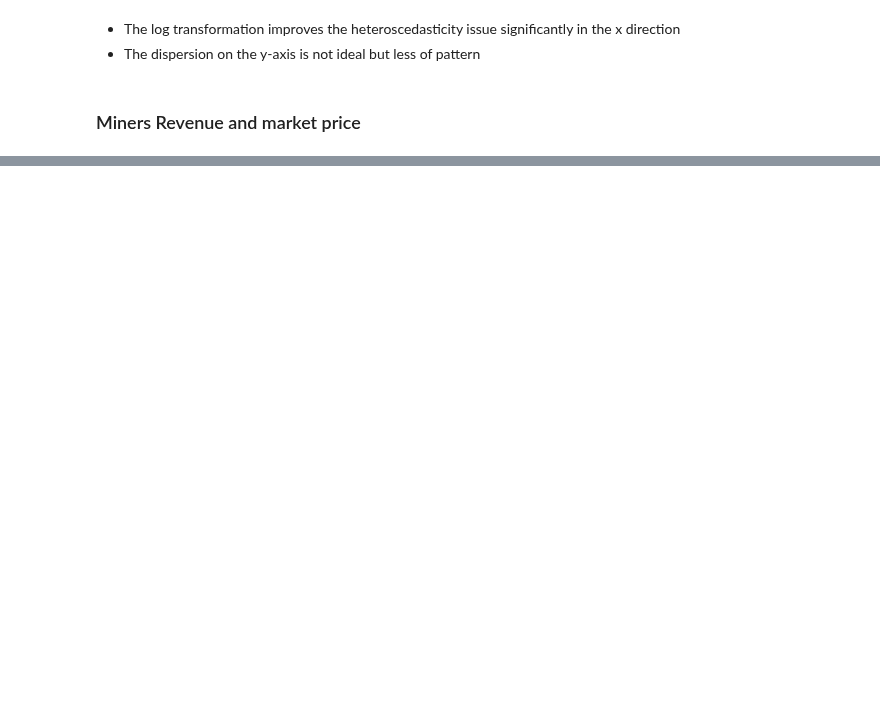
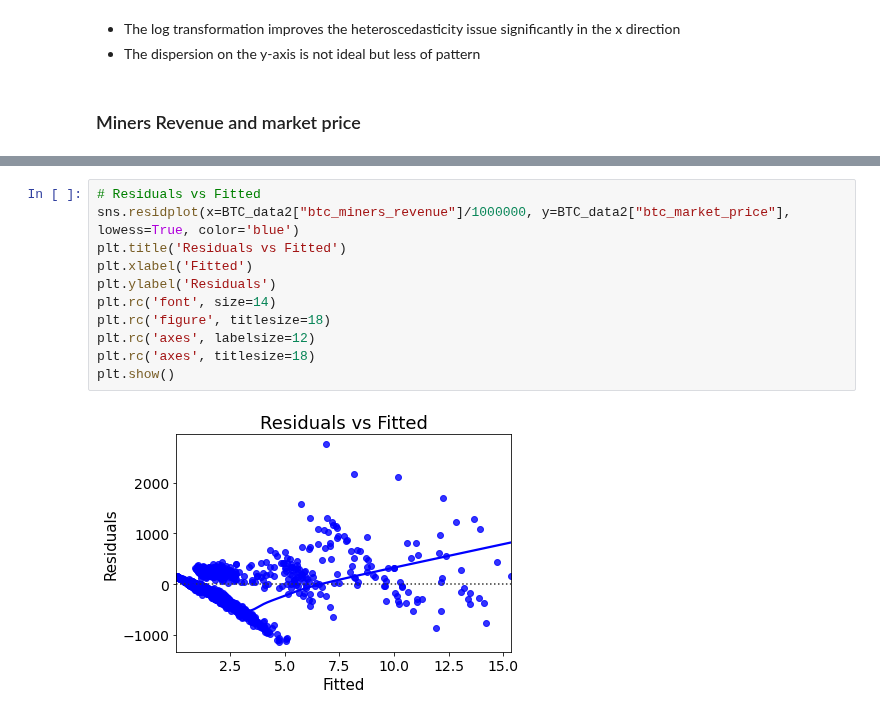
Before and after one commit to alvaroserrrano/BitcoinLinearRegression, a Jupyter notebook: bitcoin_linear_regression.ipynb, the cells around one changed output, grey strips where cells are left out. Saved outputs shown, nothing was run; the diff lists cells and outputs as text; blank space fills up the shorter version.

```diff
--- a/bitcoin_linear_regression.ipynb
+++ b/bitcoin_linear_regression.ipynb
@@ -354,0 +390,13 @@ plt.show()
+# %%
+# Residuals vs Fitted
+sns.residplot(x=BTC_data2["btc_miners_revenue"]/1000000, y=BTC_data2["btc_market_price"], lowess=True, color='blue')
+plt.title('Residuals vs Fitted')
+plt.xlabel('Fitted')
+plt.ylabel('Residuals')
+plt.rc('font', size=14)
+plt.rc('figure', titlesize=18)
+plt.rc('axes', labelsize=12)
+plt.rc('axes', titlesize=18)
+plt.show()
+# %% [output]
+[figure, added]
```
Also changed, not shown: parts of 13 cells of this notebook.
